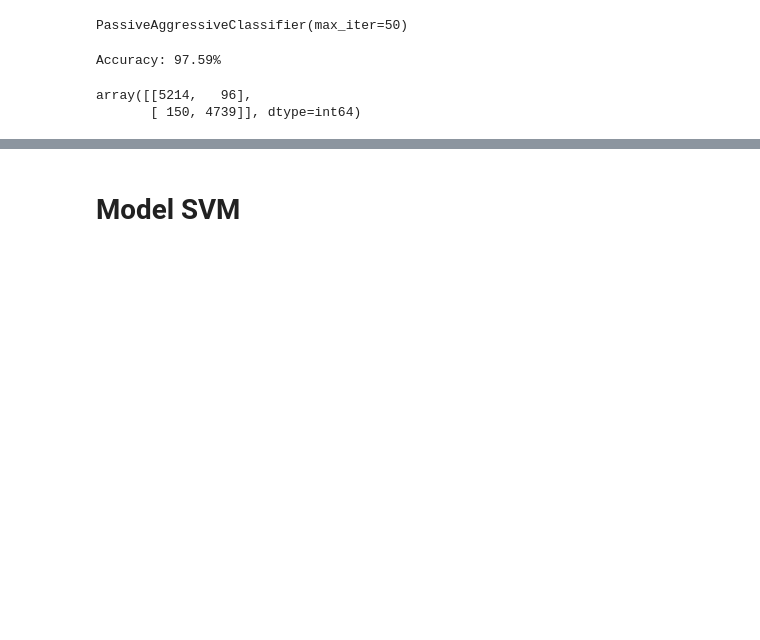
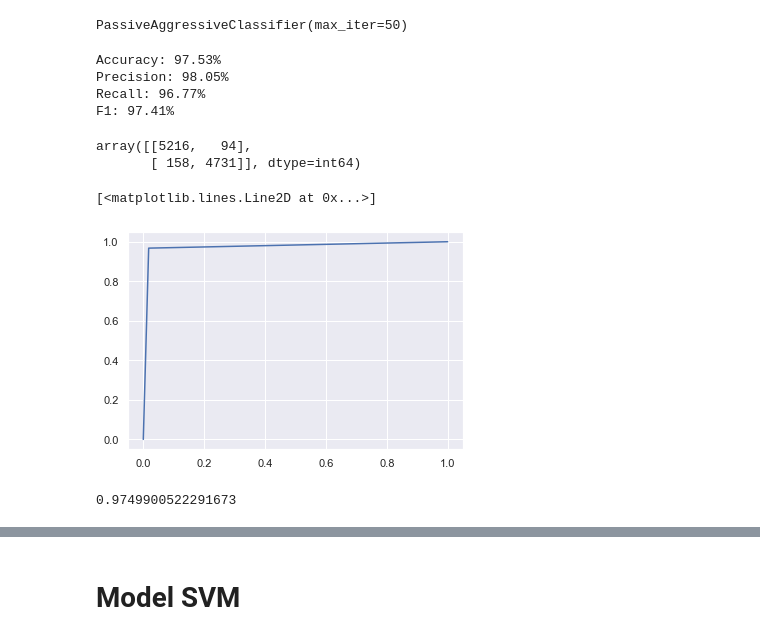
Before and after one commit to chrisvinhston/Fake_News, a Jupyter notebook: fake_news.ipynb, the cells around one changed output, grey strips where cells are left out. Cells and saved outputs as stored; diff of their text form; code cells hidden in the pictures; blank space fills up the shorter version.

```diff
--- a/fake_news.ipynb
+++ b/fake_news.ipynb
@@ -785,4 +833,4 @@ pac.fit(tfidf_train,y_train)
 # %% [output]
 PassiveAggressiveClassifier(max_iter=50)
 # %%
-y_pred=pac.predict(tfidf_test)
+y_pred_pac=pac.predict(tfidf_test)
@@ -791,10 +837,28 @@ score=accuracy_score(y_test,y_pred)
 # %%
 confusion_matrix(y_test, y_pred)
-print(f'Accuracy: {round(score*100,2)}%')
+print(f'Accuracy: {round(accuracy_score(y_test, y_pred_pac)*100,2)}%')
+print(f'Precision: {round(precision_score(y_test, y_pred_pac)*100,2)}%')
+print(f'Recall: {round(recall_score(y_test, y_pred_pac)*100,2)}%')
+print(f'F1: {round(f1_score(y_test, y_pred_pac)*100,2)}%')
 # %% [output]
-Accuracy: 97.59%
+Accuracy: 97.53%
+Precision: 98.05%
+Recall: 96.77%
+F1: 97.41%
 # %%
-confusion_matrix(y_test, y_pred)
+confusion_matrix(y_test, y_pred_pac)
 # %% [output]
-array([[5214,   96],
-       [ 150, 4739]], dtype=int64)
+array([[5216,   94],
+       [ 158, 4731]], dtype=int64)
+# %%
+# roc curve
+fpr, tpr, thresholds = roc_curve(y_test, y_pred_pac)
+# %%
+plt.plot(fpr, tpr)
+# %% [output]
+[<matplotlib.lines.Line2D at 0x...>]
+[figure, added]
+# %%
+roc_auc_score(y_test, y_pred_pac)
+# %% [output]
+0.9749900522291673
```
Also changed, not shown: parts of 49 cells of this notebook.
